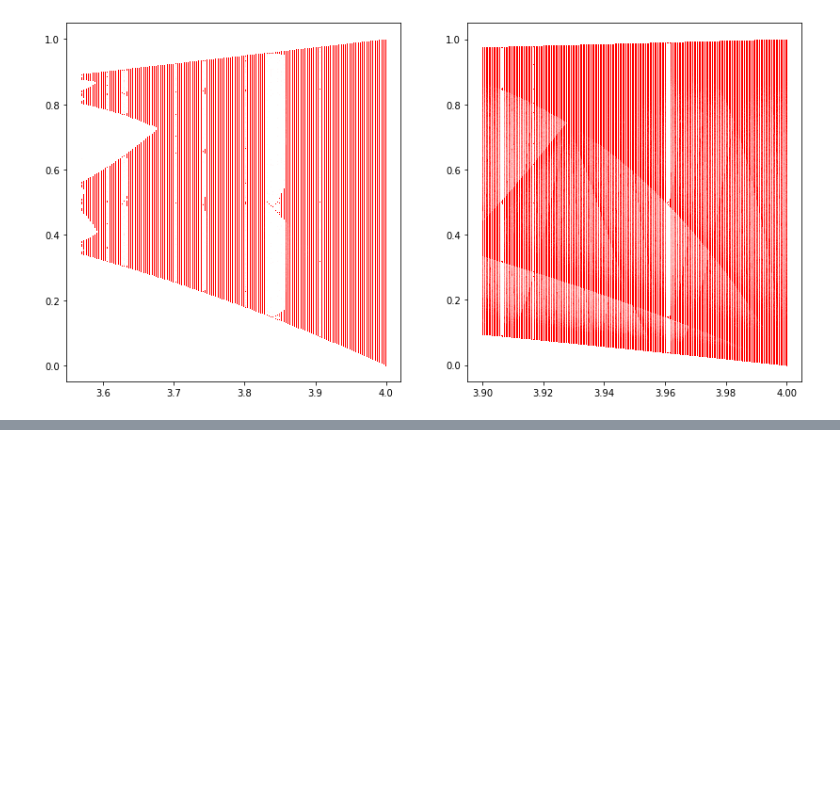
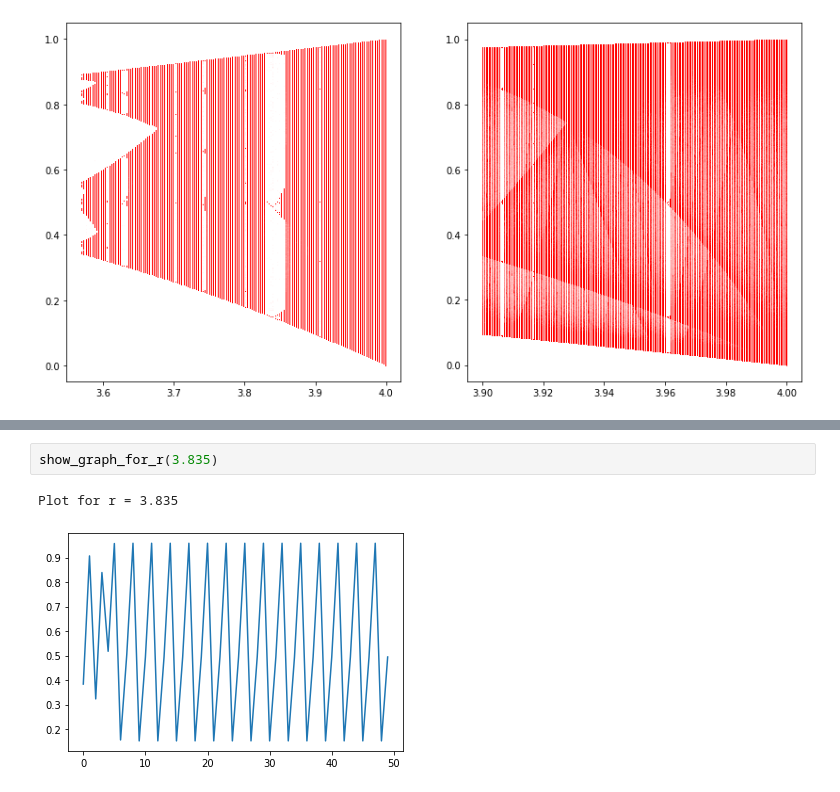
Before and after one commit to pavponn/computational-methods, a Jupyter notebook: homework-1/task2.ipynb, the cells around one changed output, grey strips where cells are left out. Saved outputs shown, nothing was run; the diff lists cells and outputs as text; blank space fills up the shorter version.

```diff
--- a/homework-1/task2.ipynb
+++ b/homework-1/task2.ipynb
@@ -358,0 +346,5 @@ show_graph_for_r_in_range(FEIGENBAUM_R_INF, 4)
+# %%
+show_graph_for_r(3.835)
+# %% [output]
+Plot for r = 3.835
+[figure, added]
```
Also changed, not shown: parts of 24 cells of this notebook.
